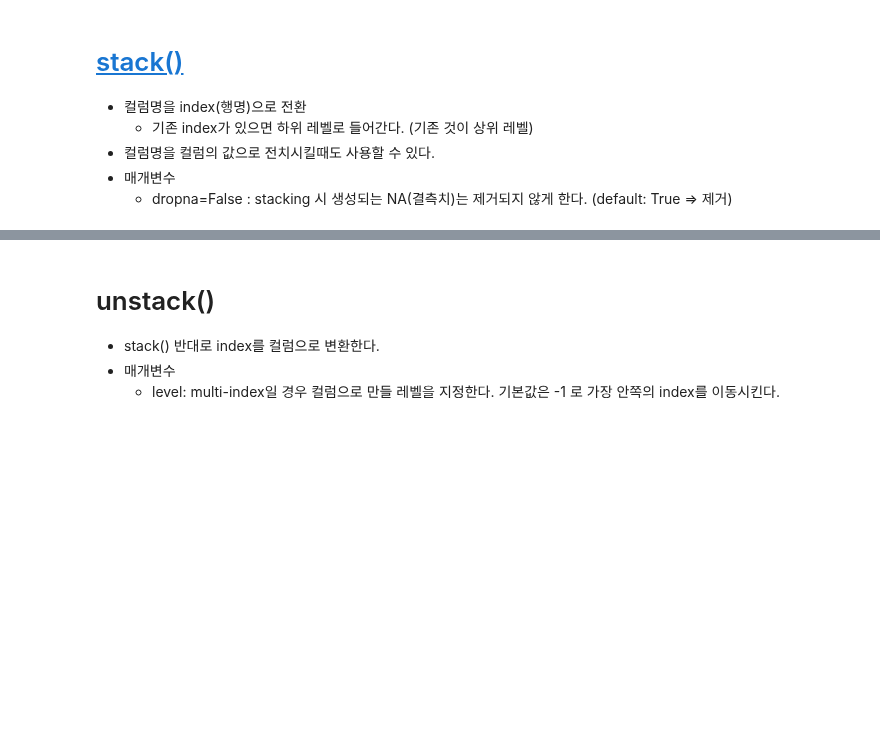
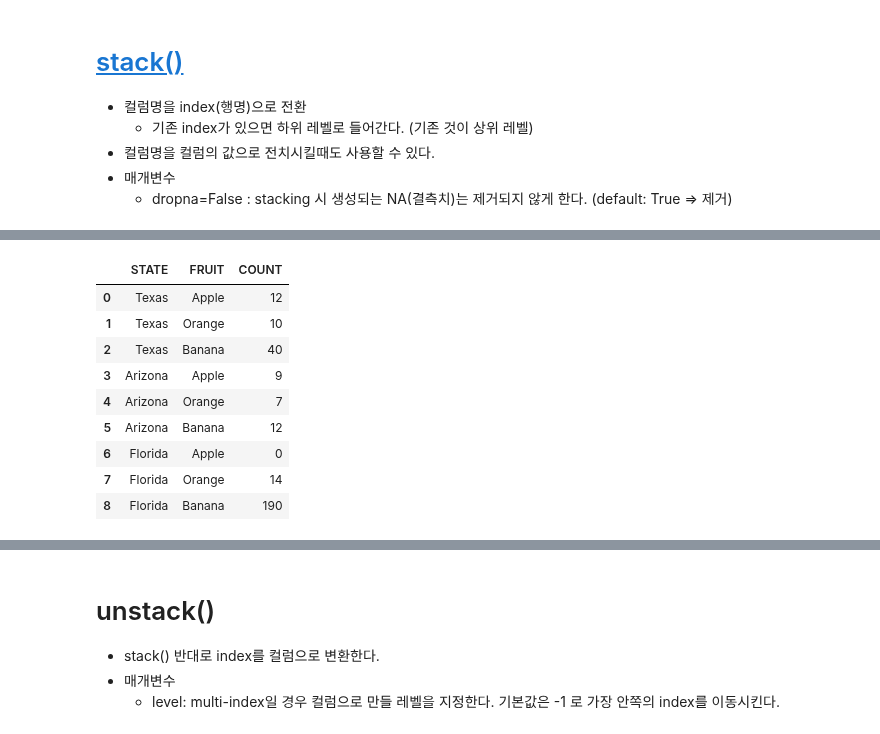
Before and after one commit to mein0121/Python_JupyterNotebook, a Jupyter notebook: 4.Pandas/06_DataFrame_재구조화.ipynb, the cells around one changed output, grey strips where cells are left out. Cells and saved outputs as stored; diff of their text form; code cells hidden in the pictures; blank space fills up the shorter version.

```diff
--- a/4.Pandas/06_DataFrame_재구조화.ipynb
+++ b/4.Pandas/06_DataFrame_재구조화.ipynb
@@ -61,0 +162,3 @@ tidy data란 용어는 해들리 위컴이 분석이 용이한 형태로 구성
+# %%
+s2 = s1.rename_axis(['STATE','FRUIT'], axis=0) #각 축(index/columns)의 이름.
+s2
@@ -61,0 +177,13 @@ tidy data란 용어는 해들리 위컴이 분석이 용이한 형태로 구성
+# %%
+s2.reset_index(name='COUNT') #series.reset_index(name='이름') 데이터프레임으로 바뀔때 value의 컬럼명을 지정.
+# %% [output]
+|  | STATE | FRUIT | COUNT |
+| 0 | Texas | Apple | 12 |
+| 1 | Texas | Orange | 10 |
+| 2 | Texas | Banana | 40 |
+| 3 | Arizona | Apple | 9 |
+| 4 | Arizona | Orange | 7 |
+| 5 | Arizona | Banana | 12 |
+| 6 | Florida | Apple | 0 |
+| 7 | Florida | Orange | 14 |
+| 8 | Florida | Banana | 190 |
```
Also changed, not shown: parts of 31 cells of this notebook, 2 other files.
